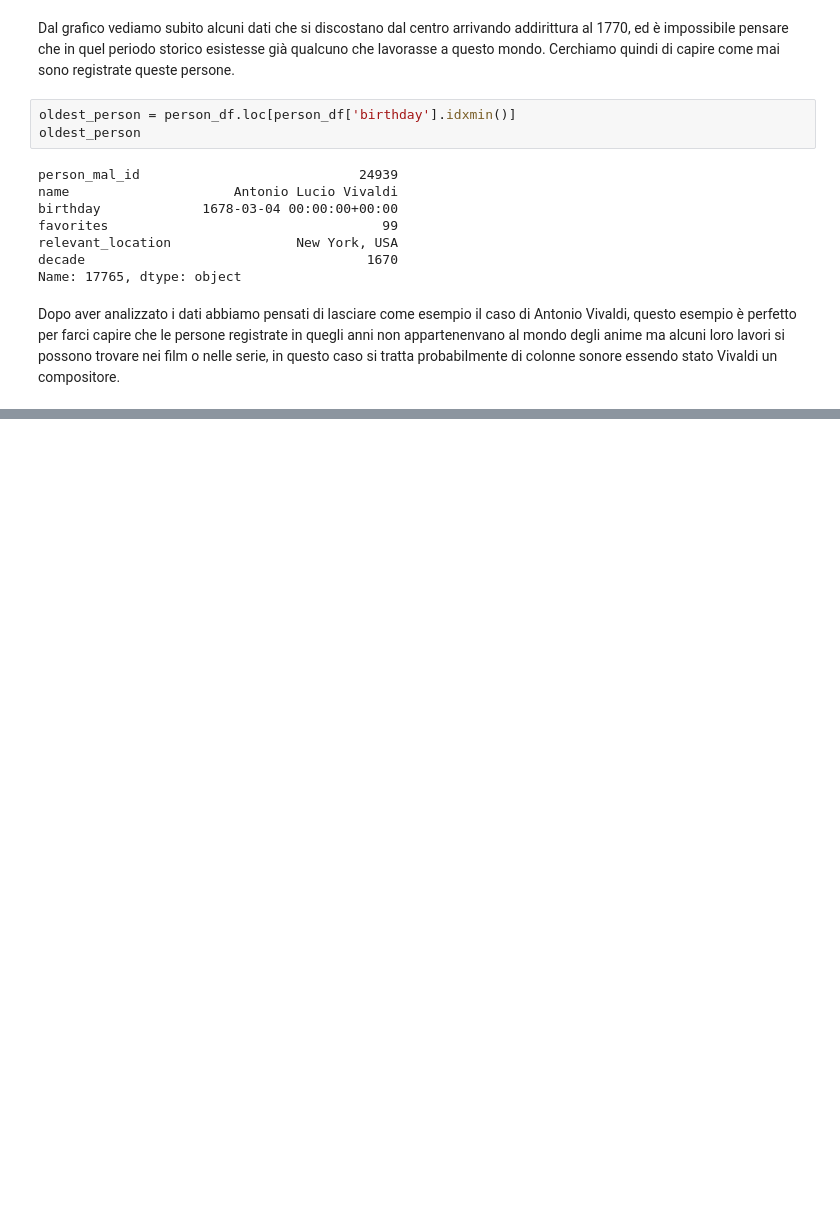
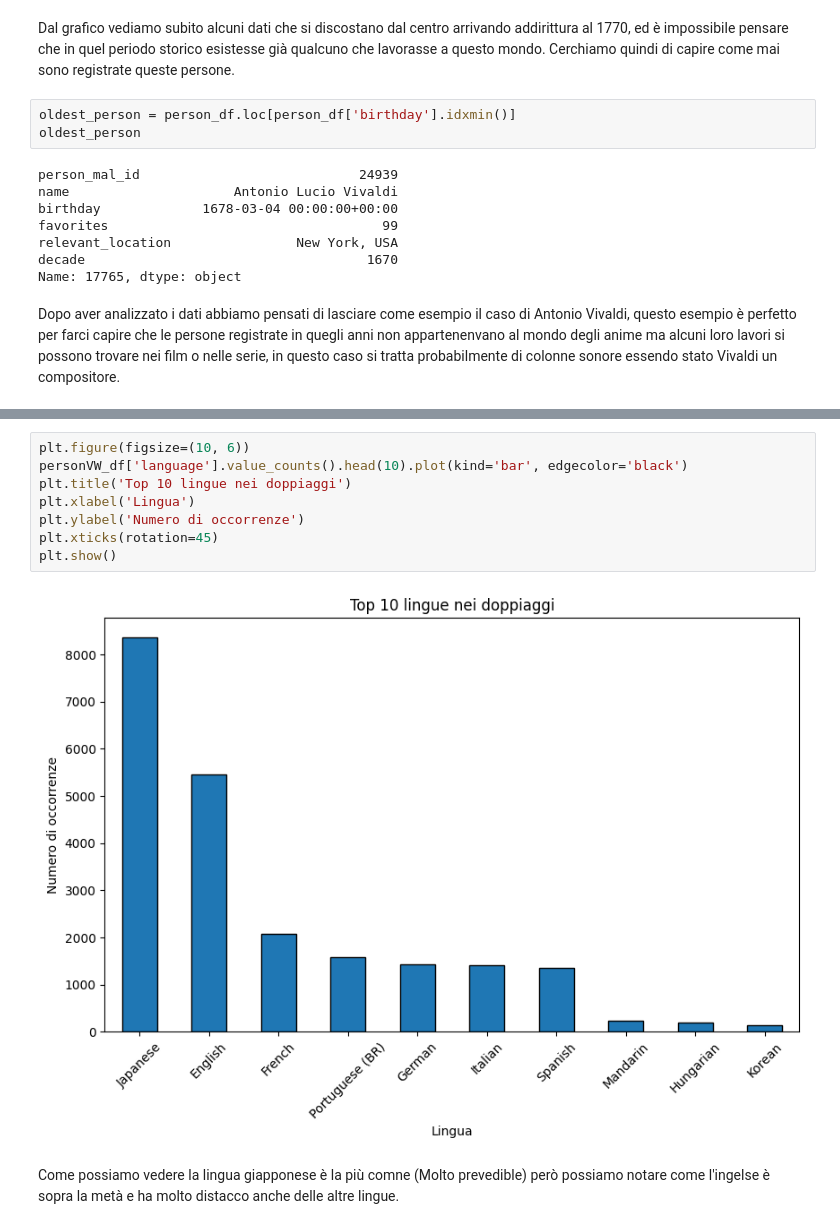
Before and after one commit to LeonardoFerraud/HCI---progetto-finale-Ferraud-Russo-2, a Jupyter notebook: Assigment25-26.ipynb, the cells around one changed output, grey strips where cells are left out. Saved outputs shown, nothing was run; the diff lists cells and outputs as text; blank space fills up the shorter version.

```diff
--- a/Assigment25-26.ipynb
+++ b/Assigment25-26.ipynb
@@ -361,0 +380,12 @@ Dopo aver analizzato i dati abbiamo pensati di lasciare come esempio il caso di
+# %%
+plt.figure(figsize=(10, 6))
+personVW_df['language'].value_counts().head(10).plot(kind='bar', edgecolor='black')
+plt.title('Top 10 lingue nei doppiaggi')
+plt.xlabel('Lingua')
+plt.ylabel('Numero di occorrenze')
+plt.xticks(rotation=45)
+plt.show()
+# %% [output]
+[figure, added]
+# %% [markdown]
+Come possiamo vedere la lingua giapponese è la più comne (Molto prevedible) però possiamo notare come l'ingelse è sopra la metà e ha molto distacco anche delle altre lingue.
```
Also changed, not shown: parts of 16 cells of this notebook.
